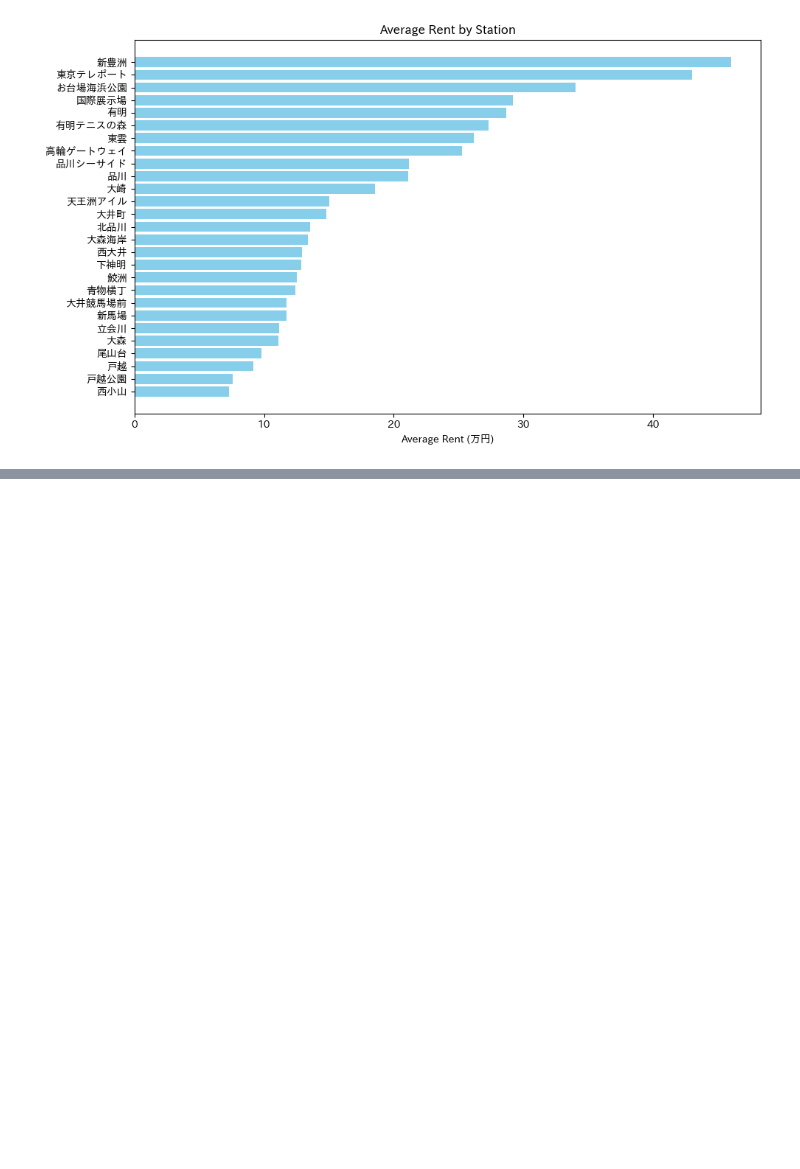
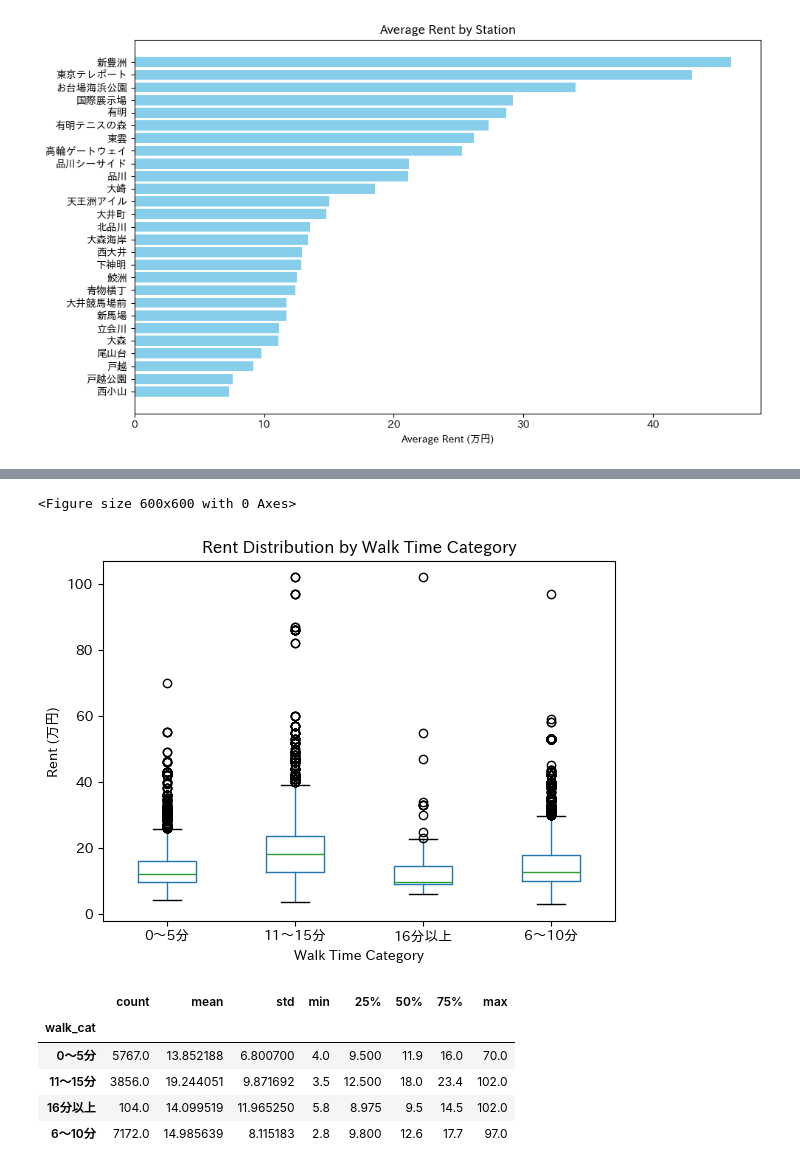
Before and after one commit to sakata5103/dsprog2, a Jupyter notebook: last/sukureipingu.ipynb, the cells around one changed output, grey strips where cells are left out. Cells and saved outputs as stored; diff of their text form; code cells hidden in the pictures; blank space fills up the shorter version.

```diff
--- a/last/sukureipingu.ipynb
+++ b/last/sukureipingu.ipynb
@@ -1419,0 +1570,49 @@ plt.show()
+# %%
+# In[4]
+
+# 歩き時間をカテゴライズする関数
+def categorize_walk_time(walk_time):
+    """
+    例として、以下のようにカテゴリを4つに分ける:
+     - 0~5分
+     - 6~10分
+     - 11~15分
+     - 16分以上
+    """
+    if pd.isna(walk_time):
+        return "徒歩情報なし"
+    if walk_time <= 5:
+        return "0〜5分"
+    elif walk_time <= 10:
+        return "6〜10分"
+    elif walk_time <= 15:
+        return "11〜15分"
+    else:
+        return "16分以上"
+
+df_all_prep["walk_cat"] = df_all_prep["walk_time"].apply(categorize_walk_time)
+
+# 分析用にwalk_catが"徒歩情報なし"以外を抜き出し
+df_walk = df_all_prep[df_all_prep["walk_cat"] != "徒歩情報なし"].dropna(subset=["price"])
+
+# 箱ひげ図を描画
+plt.figure(figsize=(6,6))
+df_walk.boxplot(column="price", by="walk_cat", grid=False, showfliers=True)
+plt.title("Rent Distribution by Walk Time Category")
+plt.suptitle("")  # デフォルトで上下にタイトルが二重表示されるため除去
+plt.xlabel("Walk Time Category")
+plt.ylabel("Rent (万円)")
+plt.show()
+
+# walk_catごとの基本統計量を確認
+grouped_stats = df_walk.groupby("walk_cat")["price"].describe()
+display(grouped_stats)
+# %% [output]
+<Figure size 600x600 with 0 Axes>
+[figure, added]
+|  | count | mean | std | min | 25% | 50% | 75% | max |
+| walk_cat |  |  |  |  |  |  |  |  |
+| 0〜5分 | 5767.0 | 13.852188 | 6.800700 | 4.0 | 9.500 | 11.9 | 16.0 | 70.0 |
+| 11〜15分 | 3856.0 | 19.244051 | 9.871692 | 3.5 | 12.500 | 18.0 | 23.4 | 102.0 |
+| 16分以上 | 104.0 | 14.099519 | 11.965250 | 5.8 | 8.975 | 9.5 | 14.5 | 102.0 |
+| 6〜10分 | 7172.0 | 14.985639 | 8.115183 | 2.8 | 9.800 | 12.6 | 17.7 | 97.0 |
```
Also changed, not shown: parts of 6 cells of this notebook.
